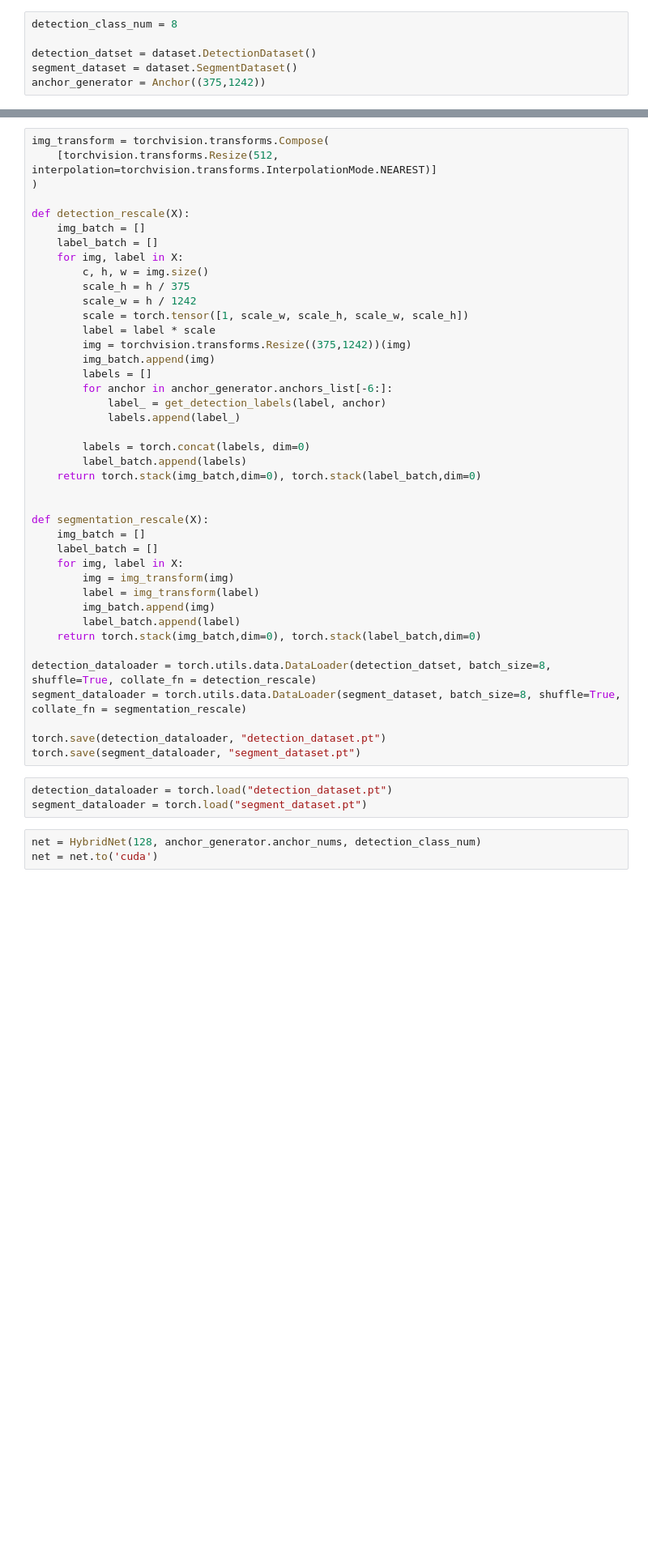
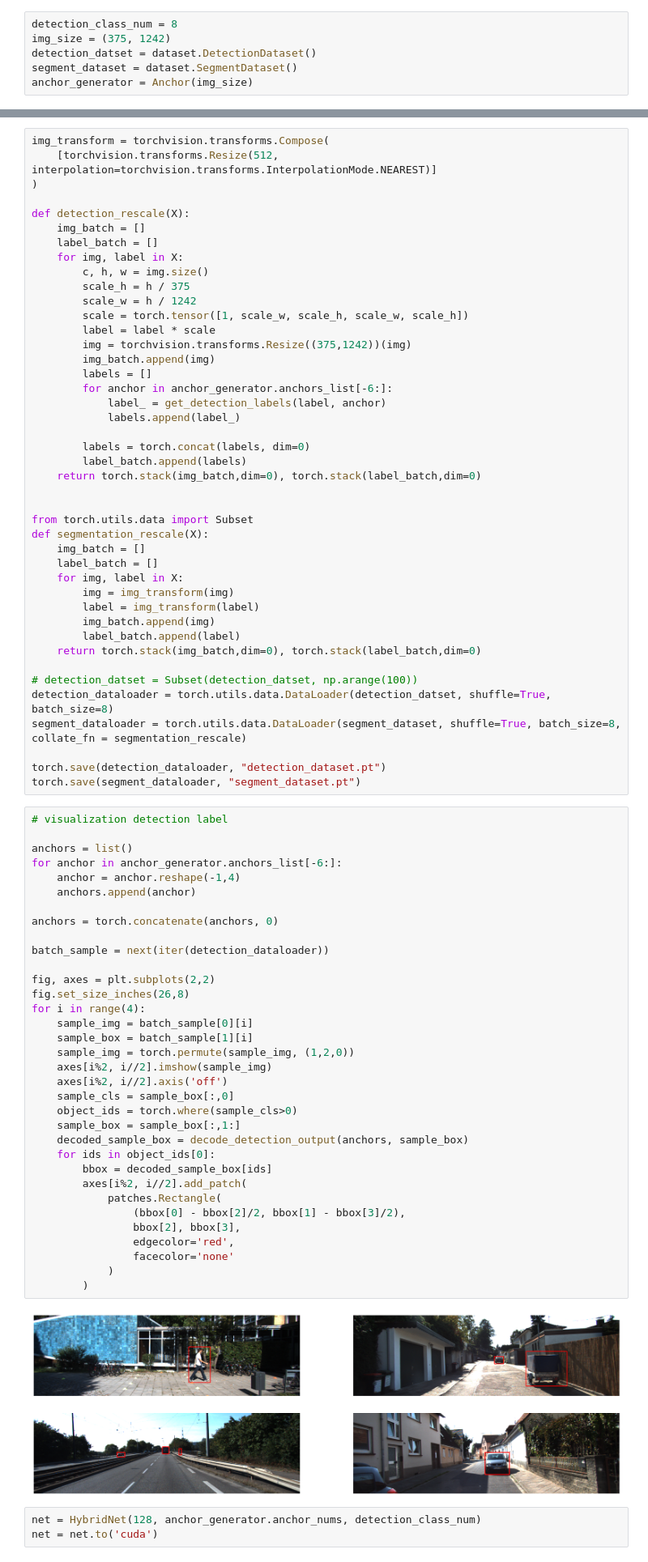
Before and after one commit to evilrace/HybridNet, a Jupyter notebook: main.ipynb, the cells around one changed output, grey strips where cells are left out. Shown at 81% size. Cells and saved outputs as stored; diff of their text form; blank space fills up the shorter version.

```diff
--- a/main.ipynb
+++ b/main.ipynb
@@ -12,6 +16,6 @@ import cv2
 # %%
 detection_class_num = 8
-
+img_size = (375, 1242)
 detection_datset = dataset.DetectionDataset()
 segment_dataset = dataset.SegmentDataset()
-anchor_generator = Anchor((375,1242))
+anchor_generator = Anchor(img_size)
@@ -41,6 +77,7 @@ def detection_rescale(X):
     return torch.stack(img_batch,dim=0), torch.stack(label_batch,dim=0)
 
 
+from torch.utils.data import Subset
 def segmentation_rescale(X):
     img_batch = []
     label_batch = []
@@ -51,14 +88,48 @@ def segmentation_rescale(X):
         label_batch.append(label)
     return torch.stack(img_batch,dim=0), torch.stack(label_batch,dim=0)
 
-detection_dataloader = torch.utils.data.DataLoader(detection_datset, batch_size=8, shuffle=True, collate_fn = detection_rescale)
-segment_dataloader = torch.utils.data.DataLoader(segment_dataset, batch_size=8, shuffle=True, collate_fn = segmentation_rescale)
+# detection_datset = Subset(detection_datset, np.arange(100))
+detection_dataloader = torch.utils.data.DataLoader(detection_datset, shuffle=True, batch_size=8)
+segment_dataloader = torch.utils.data.DataLoader(segment_dataset, shuffle=True, batch_size=8, collate_fn = segmentation_rescale)
 
 torch.save(detection_dataloader, "detection_dataset.pt")
 torch.save(segment_dataloader, "segment_dataset.pt")
-# %%
-detection_dataloader = torch.load("detection_dataset.pt")
-segment_dataloader = torch.load("segment_dataset.pt")
+# %%
+# visualization detection label
+
+anchors = list()
+for anchor in anchor_generator.anchors_list[-6:]:
+    anchor = anchor.reshape(-1,4)
+    anchors.append(anchor)
+
+anchors = torch.concatenate(anchors, 0)
+
+batch_sample = next(iter(detection_dataloader))
+
+fig, axes = plt.subplots(2,2)
+fig.set_size_inches(26,8)
+for i in range(4):
+    sample_img = batch_sample[0][i]
+    sample_box = batch_sample[1][i]
+    sample_img = torch.permute(sample_img, (1,2,0))
+    axes[i%2, i//2].imshow(sample_img)
+    axes[i%2, i//2].axis('off')
+    sample_cls = sample_box[:,0]
+    object_ids = torch.where(sample_cls>0)
+    sample_box = sample_box[:,1:]
+    decoded_sample_box = decode_detection_output(anchors, sample_box)
+    for ids in object_ids[0]:
+        bbox = decoded_sample_box[ids]
+        axes[i%2, i//2].add_patch(
+            patches.Rectangle(
+                (bbox[0] - bbox[2]/2, bbox[1] - bbox[3]/2),
+                bbox[2], bbox[3],
+                edgecolor='red',
+                facecolor='none'
+            )
+        )
+# %% [output]
+[figure, added]
 # %%
 net = HybridNet(128, anchor_generator.anchor_nums, detection_class_num)
 net = net.to('cuda')
```
Also changed, not shown: parts of 6 cells of this notebook, 4 other files.
